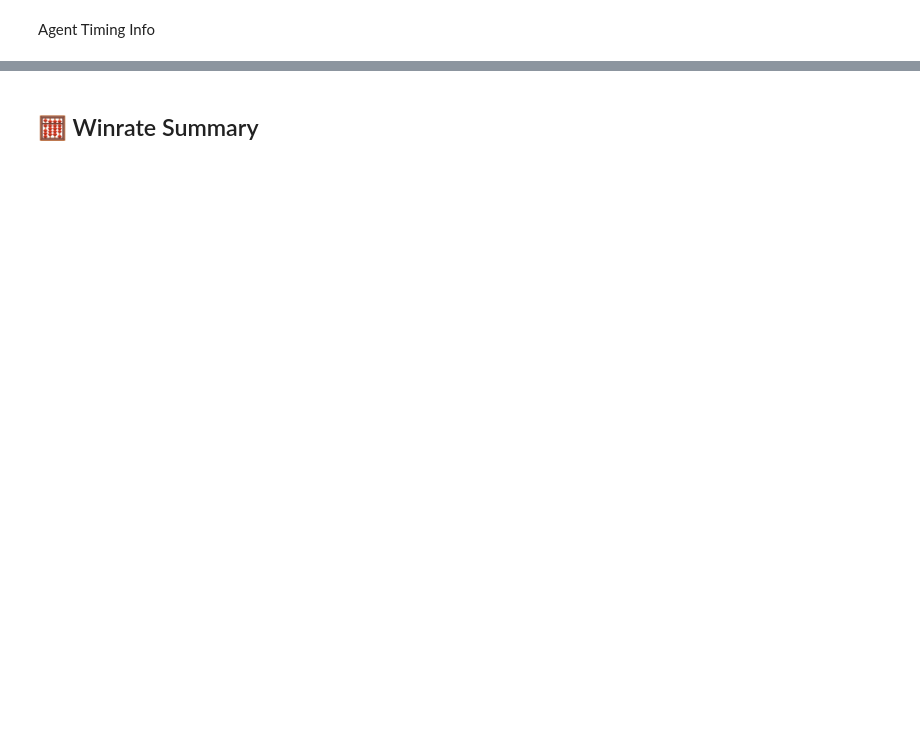
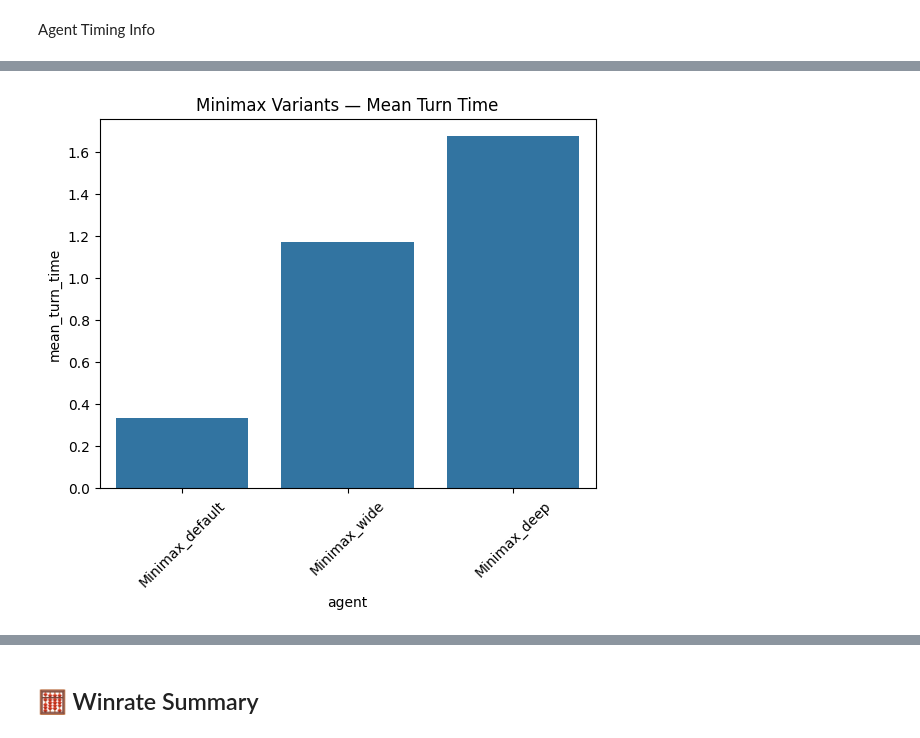
Before and after one commit to SzCillard/Game, a Jupyter notebook: src/ai/statistics/analysis/benchmark_analysis.ipynb, the cells around one changed output, grey strips where cells are left out. Cells and saved outputs as stored; diff of their text form; code cells hidden in the pictures; blank space fills up the shorter version.

```diff
--- a/src/ai/statistics/analysis/benchmark_analysis.ipynb
+++ b/src/ai/statistics/analysis/benchmark_analysis.ipynb
@@ -97,2 +133,9 @@ print(f"🧠 Minimax Compute Cost Comparison: {minimax_rows}")
 # %%
-minimax_rows.plot(kind="bar", figsize=(6, 4), title="Minimax Variants — Mean Turn Time")
+# Extract rollout_turns from preset name if you encode it there, or join
+# from preset file
+sns.barplot(x=minimax_rows.index, y=minimax_rows["mean_turn_time"])
+plt.xticks(rotation=45)
+plt.title("Minimax Variants — Mean Turn Time")
+plt.show()
+# %% [output]
+[figure, added]
```
Also changed, not shown: parts of 16 cells of this notebook.
